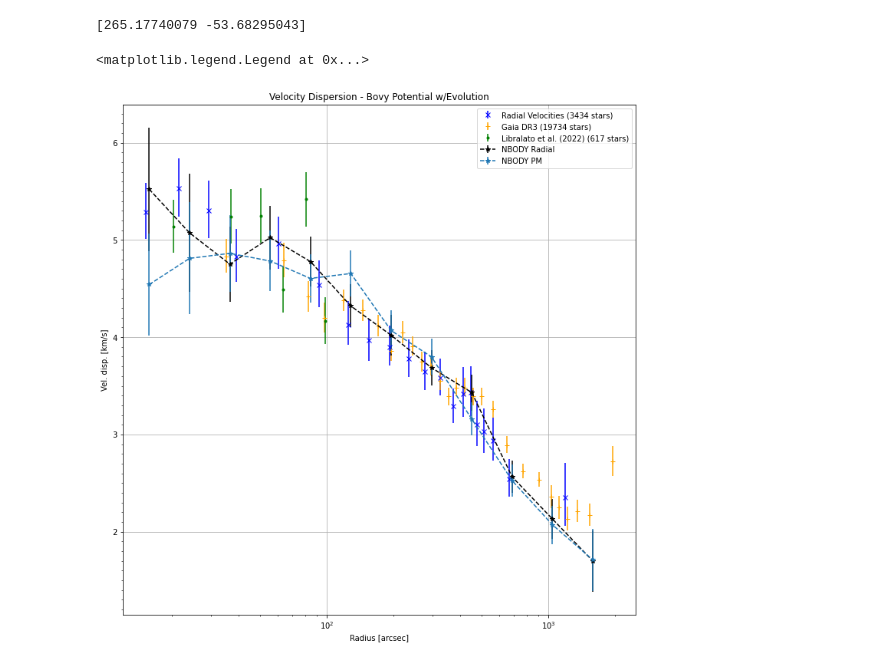
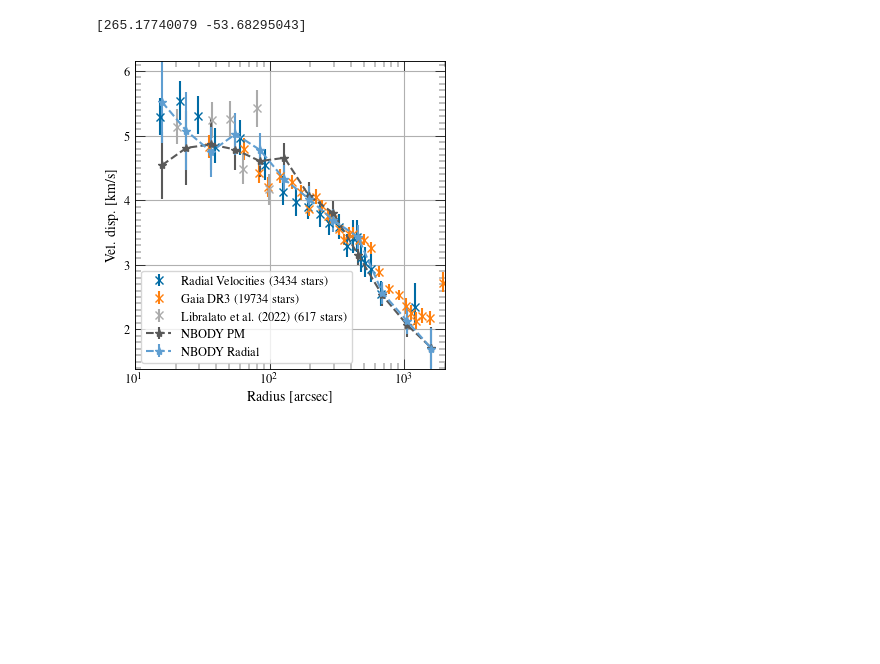
Before and after one commit to anthony-arnold/ngc6397, a Jupyter notebook: ngc6397.ipynb, the cells around one changed output. Drawn from its saved outputs; the diff is of its cells as text; code cells hidden in the pictures; blank space fills up the shorter version.

```diff
--- a/ngc6397.ipynb
+++ b/ngc6397.ipynb
@@ -299,17 +430,18 @@ import veldis
 from matplotlib.ticker import (MultipleLocator, AutoMinorLocator)
 
 
-fig, ax = plt.subplots(ncols=1, nrows=1, figsize=[12,12])
+fig, ax = plt.subplots()
 
 nb8_cen = [265.17538, -53.67434 ]
 
-ax.set_title('Velocity Dispersion - Bovy Potential w/Evolution')
+#ax.set_title('Velocity Dispersion - Bovy Potential w/Evolution')
 #axes[1].set_title('Velocity Dispersion - Tangential')
 
 #for ax in axes:
 ax.set_xlabel(r'Radius [arcsec]')
 ax.set_ylabel(r'Vel. disp. [km/s]')
 ax.set_xscale("log")
+ax.set_xlim(left=10, right=2000)
 ax.grid()
 #ax.yaxis.grid(True, which='minor')
 ax.yaxis.set_minor_locator(MultipleLocator(0.1))
@@ -359,43 +491,48 @@ def plot_veldis_nb(ax, label, fmt='--*'):
     bright = nbody[m80]
 
     nbdx = 3600.0 * np.sqrt((bright[:,1]-nb8_cen[0])**2 * np.cos(nb8_cen[1]/180.0*np.pi)**2+(bright[:,2]-nb8_cen[1])**2)
 
-    nbvr = bright[:,6] # * u.km/u.s
-    nbvd, nberr, nbvb = get_veldis(nbvr, nbdx)
-    ax.errorbar(nbvb, nbvd, yerr=nberr, label='NBODY Radial', fmt=fmt, color='black')
-
     ve = tangent_to_velocity(bright[:,4] * u.mas/u.yr)
     vn = tangent_to_velocity(bright[:,5] * u.mas/u.yr)
     nbpm = np.sqrt(ve**2 + vn**2)
 
     nbvd, nberr, nbvb = get_veldis(nbpm, nbdx)
     ax.errorbar(nbvb, nbvd, nberr, label='NBODY PM', fmt=fmt)
+
+    nbvr = bright[:,6] # * u.km/u.s
+    nbvd, nberr, nbvb = get_veldis(nbvr, nbdx)
+    ax.errorbar(nbvb, nbvd, yerr=nberr, label='NBODY Radial', fmt=fmt)
+
 
 
 
 def plot_veldis_type(ax, t, label, **kwargs):
 
     vcut = (veldis.data_update['type'] == t) & (veldis.data_update['R'] > 10)
     verru = veldis.data_update['esig_u'][vcut]
     verrl = veldis.data_update['e_sigl'][vcut]
     verr = np.vstack((verrl, verru))
     ax.errorbar(veldis.data_update['R'][vcut], veldis.data_update['sig'][vcut], verr, label=label, **kwargs)
 
 
-plot_veldis_type(ax, 1, 'Radial Velocities (3434 stars)', fmt='bx')
+plot_veldis_type(ax, 1, 'Radial Velocities (3434 stars)', fmt='x')
 #plot_veldis_type(axes[1], 1, 'Radial Velocities', martens=True, fmt='rx')
-plot_veldis_type(ax, 4, 'Gaia DR3 (19734 stars)', fmt='+', color='orange')
-plot_veldis_type(ax, 2, 'Libralato et al. (2022) (617 stars)', fmt='g.')
+plot_veldis_type(ax, 4, 'Gaia DR3 (19734 stars)', fmt='x')
+plot_veldis_type(ax, 2, 'Libralato et al. (2022) (617 stars)', fmt='x')
 #plot_veldis_type(axes[1], 4, 'Gaia-PM', fmt='b+')
 #plot_veldis_type(axes[1], 2, 'HST-PM', fmt='y.')
 
-plot_veldis_nb(ax, 'NBODY')
+
 
 #for ax in axes:
 ax.legend()
+fig.savefig('veldisp.png')
+
+plot_veldis_nb(ax, 'NBODY')
+ax.legend()
+fig.savefig('veldisp-nb.png')
 # %% [output]
-<matplotlib.legend.Legend at 0x...>
-[figure, old version]
+[figure, new version]
 # %%
 from scipy.optimize import minimize
 
```
Also changed, not shown: parts of 14 cells of this notebook, 8 other files.
